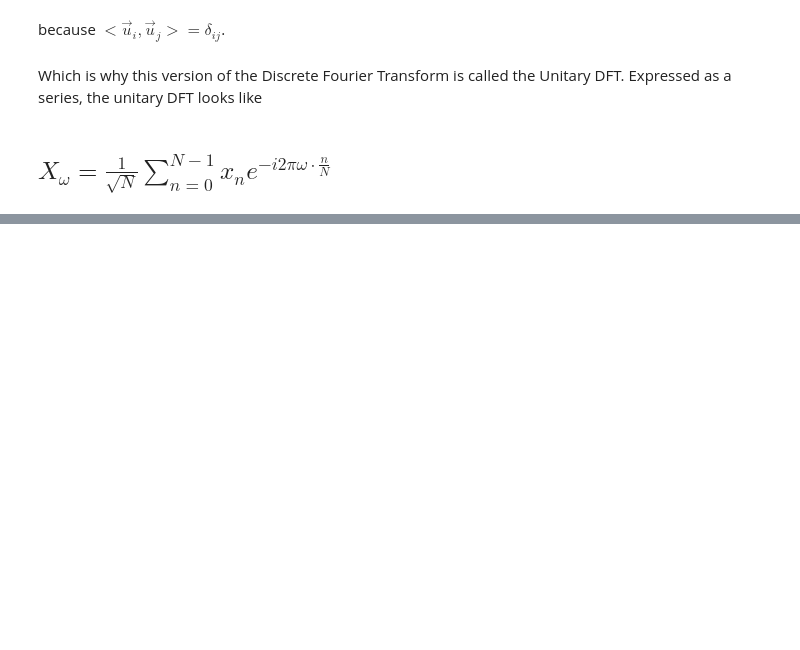
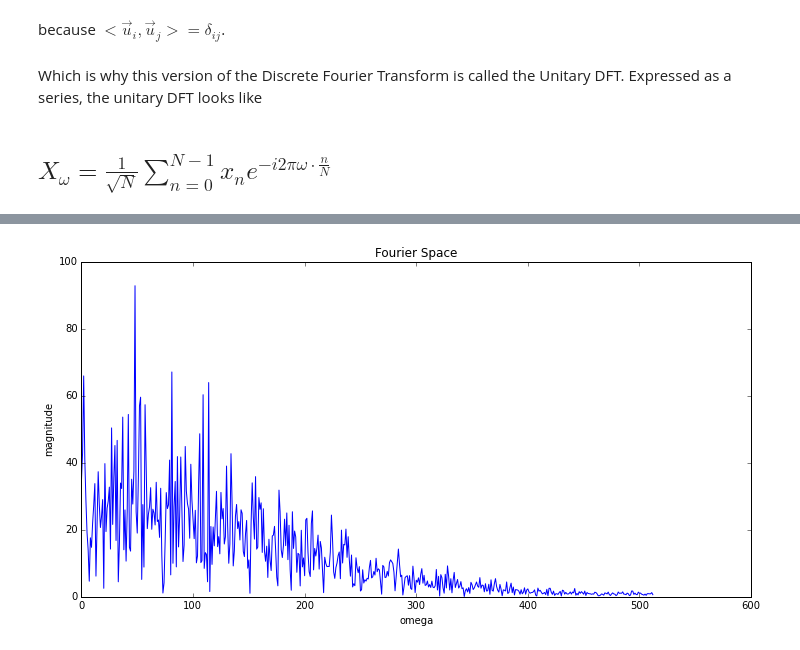
Before and after one commit to kylehovey/Fourier-Transform-Notebook, a Jupyter notebook: The Discrete Fourier Transform.ipynb, the cells around one changed output, grey strips where cells are left out. Drawn from its saved outputs; the diff is of its cells as text; code cells hidden in the pictures; blank space fills up the shorter version.

```diff
--- a/The Discrete Fourier Transform.ipynb
+++ b/The Discrete Fourier Transform.ipynb
@@ -142,0 +178,12 @@ Which is why this version of the Discrete Fourier Transform is called the Unitar
+# %%
+DFT = numpy.fft.rfft(wave)
+
+num_samples = len(DFT)
+
+frequencies = [(i*1.0/num_samples)*sample_rate for i in range(num_samples)]
+actual_magnitudes = [sqrt(i.real**2 + i.imag**2)/num_samples for i in DFT]
+
+setup_graph(title='Fourier Space', x_label='omega', y_label='magnitude', fig_size=(12,6))
+_ = plot([abs(i) for i in DFT])
+# %% [output]
+[figure, added]
```
Also changed, not shown: parts of 11 cells of this notebook.
